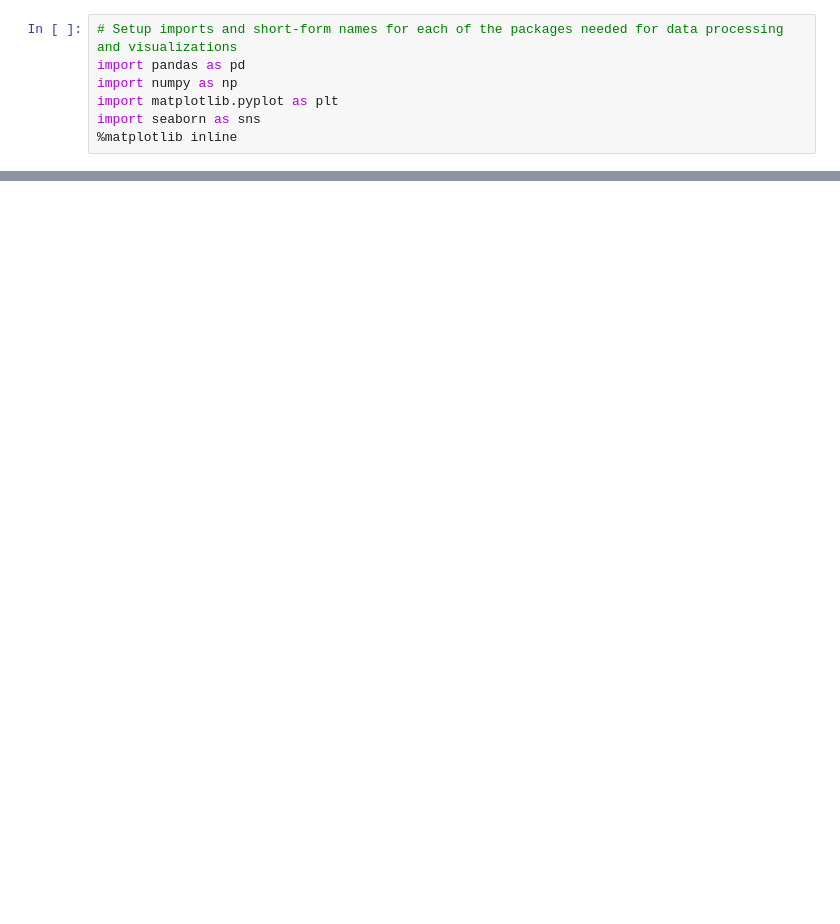
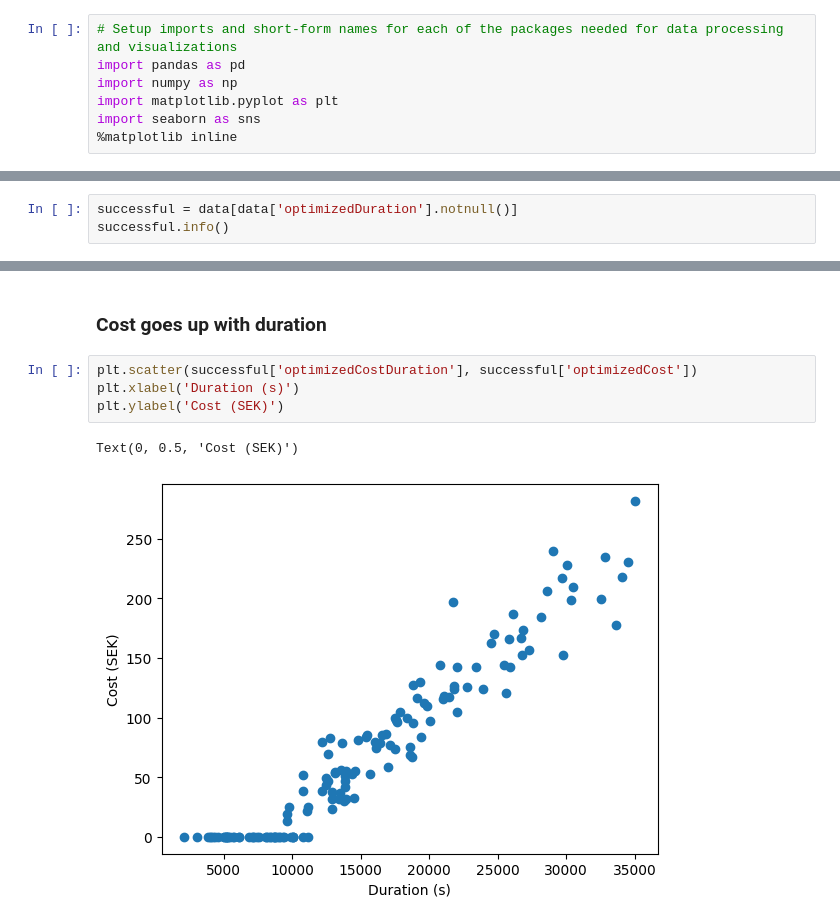
Before and after one commit to mattlehrer/ev-routing-experiment-analysis, a Jupyter notebook: analysis.ipynb, the cells around one changed output, grey strips where cells are left out. Saved outputs shown, nothing was run; the diff lists cells and outputs as text; blank space fills up the shorter version.

```diff
--- a/analysis.ipynb
+++ b/analysis.ipynb
@@ -44,0 +65,3 @@ memory usage: 36.3+ KB
+# %%
+successful = data[data['optimizedDuration'].notnull()]
+successful.info()
@@ -44,0 +89,9 @@ memory usage: 36.3+ KB
+# %% [markdown]
+### Cost goes up with duration
+# %%
+plt.scatter(successful['optimizedCostDuration'], successful['optimizedCost'])
+plt.xlabel('Duration (s)')
+plt.ylabel('Cost (SEK)')
+# %% [output]
+Text(0, 0.5, 'Cost (SEK)')
+[figure, added]
```
Also changed, not shown: parts of 14 cells of this notebook, 1 other file.
